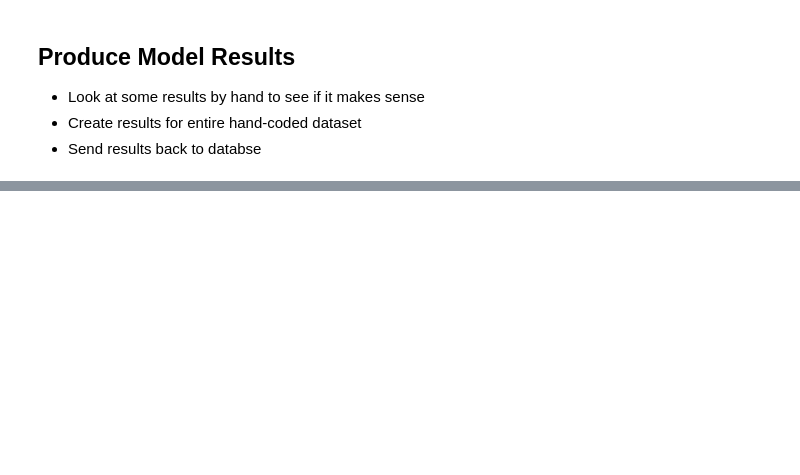
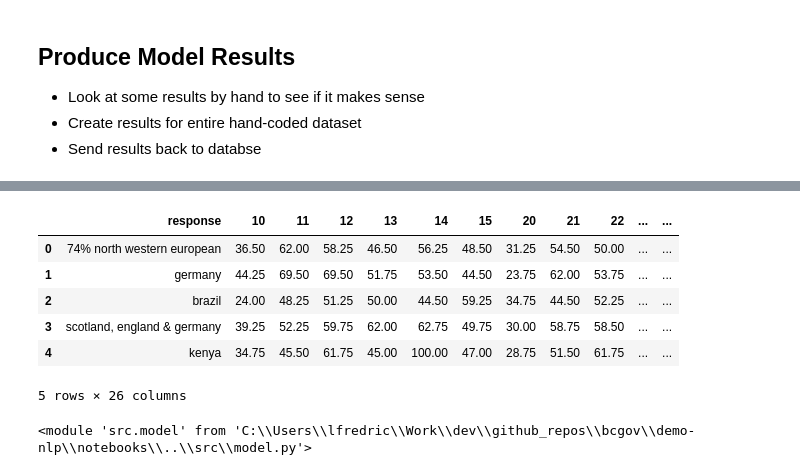
Before and after one commit to bcgov/demo-nlp, a Jupyter notebook: notebooks/create_model_q22.ipynb, the cells around one changed output, grey strips where cells are left out. Saved outputs shown, nothing was run; the diff lists cells and outputs as text; code cells hidden in the pictures; blank space fills up the shorter version.

Commit message:
update model code for q22

```diff
--- a/notebooks/create_model_q22.ipynb
+++ b/notebooks/create_model_q22.ipynb
@@ -334 +475,15 @@ model.list_classes(sentence, code_df_long, clf, spellcheck=True)
+# %%
+input_df.head()
+# %% [output]
+|  | response | 10 | 11 | 12 | 13 | 14 | 15 | 20 | 21 | 22 | ... | ... |
+| 0 | 74% north western european | 36.50 | 62.00 | 58.25 | 46.50 | 56.25 | 48.50 | 31.25 | 54.50 | 50.00 | ... | ... |
+| 1 | germany | 44.25 | 69.50 | 69.50 | 51.75 | 53.50 | 44.50 | 23.75 | 62.00 | 53.75 | ... | ... |
+| 2 | brazil | 24.00 | 48.25 | 51.25 | 50.00 | 44.50 | 59.25 | 34.75 | 44.50 | 52.25 | ... | ... |
+| 3 | scotland, england & germany | 39.25 | 52.25 | 59.75 | 62.00 | 62.75 | 49.75 | 30.00 | 58.75 | 58.50 | ... | ... |
+| 4 | kenya | 34.75 | 45.50 | 61.75 | 45.00 | 100.00 | 47.00 | 28.75 | 51.50 | 61.75 | ... | ... |
+5 rows × 26 columns
+# %%
+reload(model)
+# %% [output]
+<module 'src.model' from 'C:\\Users\\lfredric\\Work\\dev\\github_repos\\bcgov\\demo-nlp\\notebooks\\..\\src\\model.py'>
 # %%
```
Also changed, not shown: parts of 35 cells of this notebook, 5 other files.
